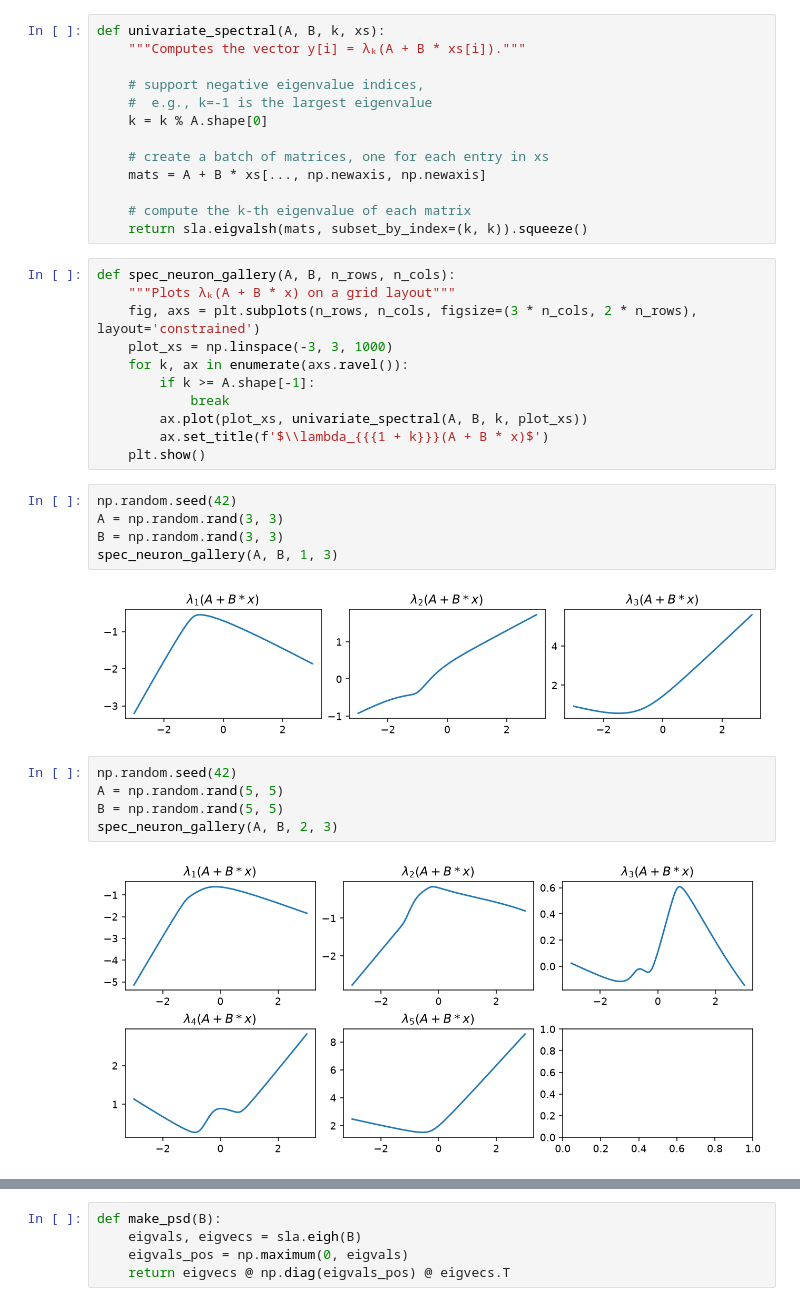
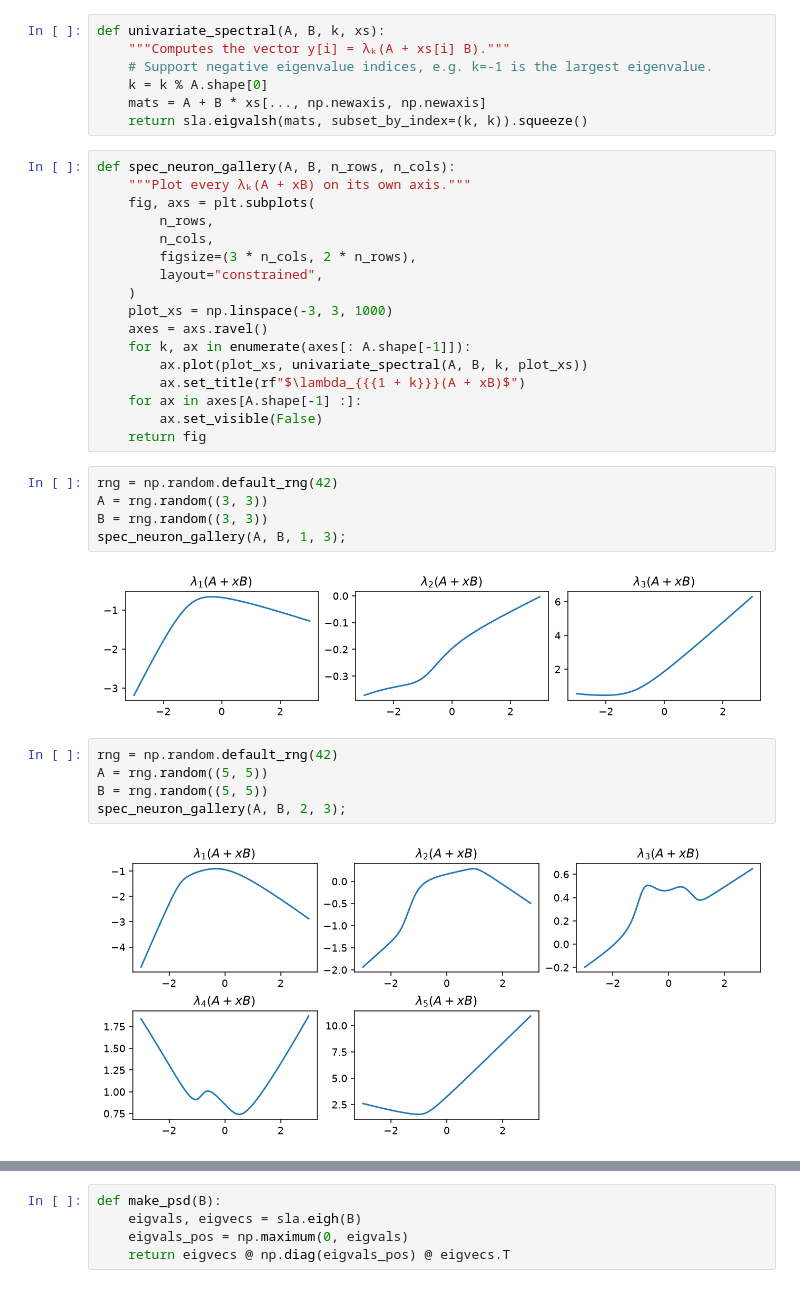
Before and after one commit to alexshtf/spectral_neuron_paper, a Jupyter notebook: notebooks/math_props.ipynb, the cells around one changed output, grey strips where cells are left out. Saved outputs shown, nothing was run; the diff lists cells and outputs as text.

```diff
--- a/notebooks/math_props.ipynb
+++ b/notebooks/math_props.ipynb
@@ -9,40 +12,40 @@ mpl.rcParams['figure.dpi'] = 140
 # %%
 def univariate_spectral(A, B, k, xs):
-    """Computes the vector y[i] = λₖ(A + B * xs[i])."""
-
-    # support negative eigenvalue indices,
-    #  e.g., k=-1 is the largest eigenvalue
+    """Computes the vector y[i] = λₖ(A + xs[i] B)."""
+    # Support negative eigenvalue indices, e.g. k=-1 is the largest eigenvalue.
     k = k % A.shape[0]
-
-    # create a batch of matrices, one for each entry in xs
     mats = A + B * xs[..., np.newaxis, np.newaxis]
-
-    # compute the k-th eigenvalue of each matrix
     return sla.eigvalsh(mats, subset_by_index=(k, k)).squeeze()
 # %%
 def spec_neuron_gallery(A, B, n_rows, n_cols):
-    """Plots λₖ(A + B * x) on a grid layout"""
-    fig, axs = plt.subplots(n_rows, n_cols, figsize=(3 * n_cols, 2 * n_rows), layout='constrained')
+    """Plot every λₖ(A + xB) on its own axis."""
+    fig, axs = plt.subplots(
+        n_rows,
+        n_cols,
+        figsize=(3 * n_cols, 2 * n_rows),
+        layout="constrained",
+    )
     plot_xs = np.linspace(-3, 3, 1000)
-    for k, ax in enumerate(axs.ravel()):
-        if k >= A.shape[-1]:
-            break
+    axes = axs.ravel()
+    for k, ax in enumerate(axes[: A.shape[-1]]):
         ax.plot(plot_xs, univariate_spectral(A, B, k, plot_xs))
-        ax.set_title(f'$\\lambda_{{{1 + k}}}(A + B * x)$')
-    plt.show()
+        ax.set_title(rf"$\lambda_{{{1 + k}}}(A + xB)$")
+    for ax in axes[A.shape[-1] :]:
+        ax.set_visible(False)
+    return fig
 # %%
-np.random.seed(42)
-A = np.random.rand(3, 3)
-B = np.random.rand(3, 3)
-spec_neuron_gallery(A, B, 1, 3)
+rng = np.random.default_rng(42)
+A = rng.random((3, 3))
+B = rng.random((3, 3))
+spec_neuron_gallery(A, B, 1, 3);
 # %% [output]
-[figure, old version]
+[figure, new version]
 # %%
-np.random.seed(42)
-A = np.random.rand(5, 5)
-B = np.random.rand(5, 5)
-spec_neuron_gallery(A, B, 2, 3)
+rng = np.random.default_rng(42)
+A = rng.random((5, 5))
+B = rng.random((5, 5))
+spec_neuron_gallery(A, B, 2, 3);
 # %% [output]
-[figure, old version]
+[figure, new version]
 # %%
 def spec_neuron_multiplot(A, B):
```
Also changed, not shown: parts of 6 cells of this notebook, 34 other files.
